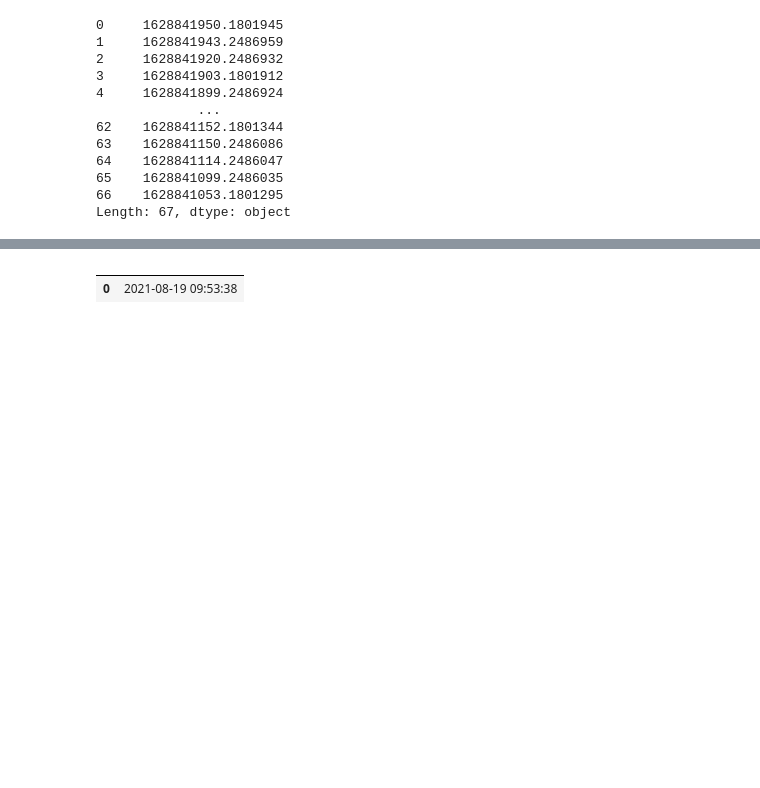
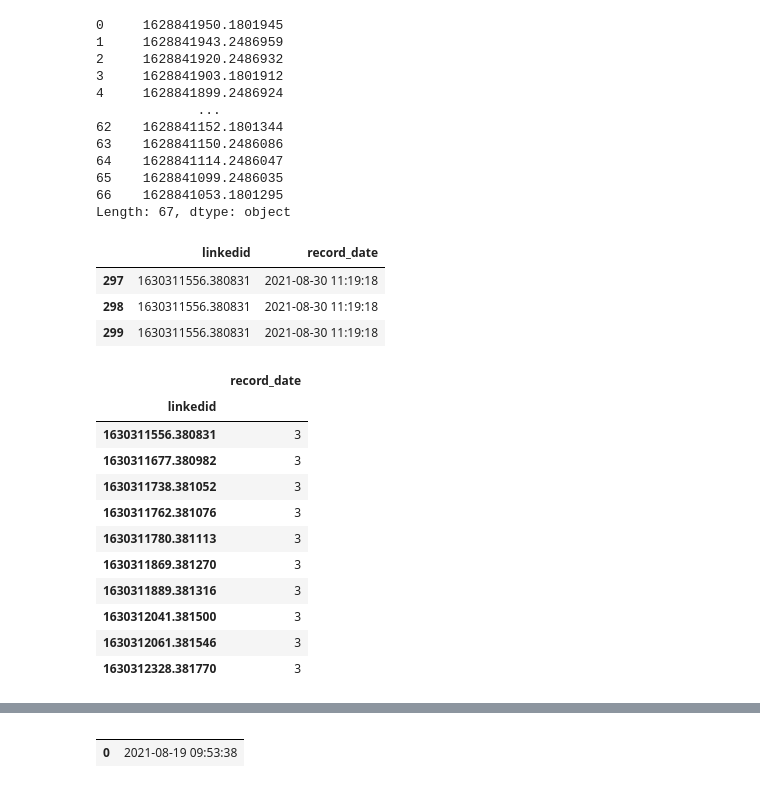
Before and after one commit to format37/call_centre_stt_server, a Jupyter notebook: summarizator.ipynb, the cells around one changed output, grey strips where cells are left out. Cells and saved outputs as stored; diff of their text form; code cells hidden in the pictures; blank space fills up the shorter version.

```diff
--- a/summarizator.ipynb
+++ b/summarizator.ipynb
@@ -185,3 +237,10 @@ pd.Series(crop_marker[:300].linkedid.unique())
 65    1628841099.2486035
 66    1628841053.1801295
 Length: 67, dtype: object
+# %%
+crop_marker[:300][crop_marker[:300].linkedid == '1630311556.380831']
+# %% [output]
+|  | linkedid | record_date |
+| 297 | 1630311556.380831 | 2021-08-30 11:19:18 |
+| 298 | 1630311556.380831 | 2021-08-30 11:19:18 |
+| 299 | 1630311556.380831 | 2021-08-30 11:19:18 |
@@ -187,0 +249,15 @@ Length: 67, dtype: object
+# %%
+count_marker[(count_marker.record_date == 3) | (count_marker.record_date == 3)]
+# %% [output]
+|  | record_date |
+| linkedid |  |
+| 1630311556.380831 | 3 |
+| 1630311677.380982 | 3 |
+| 1630311738.381052 | 3 |
+| 1630311762.381076 | 3 |
+| 1630311780.381113 | 3 |
+| 1630311869.381270 | 3 |
+| 1630311889.381316 | 3 |
+| 1630312041.381500 | 3 |
+| 1630312061.381546 | 3 |
+| 1630312328.381770 | 3 |
```
Also changed, not shown: parts of 12 cells of this notebook, 1 other file.
